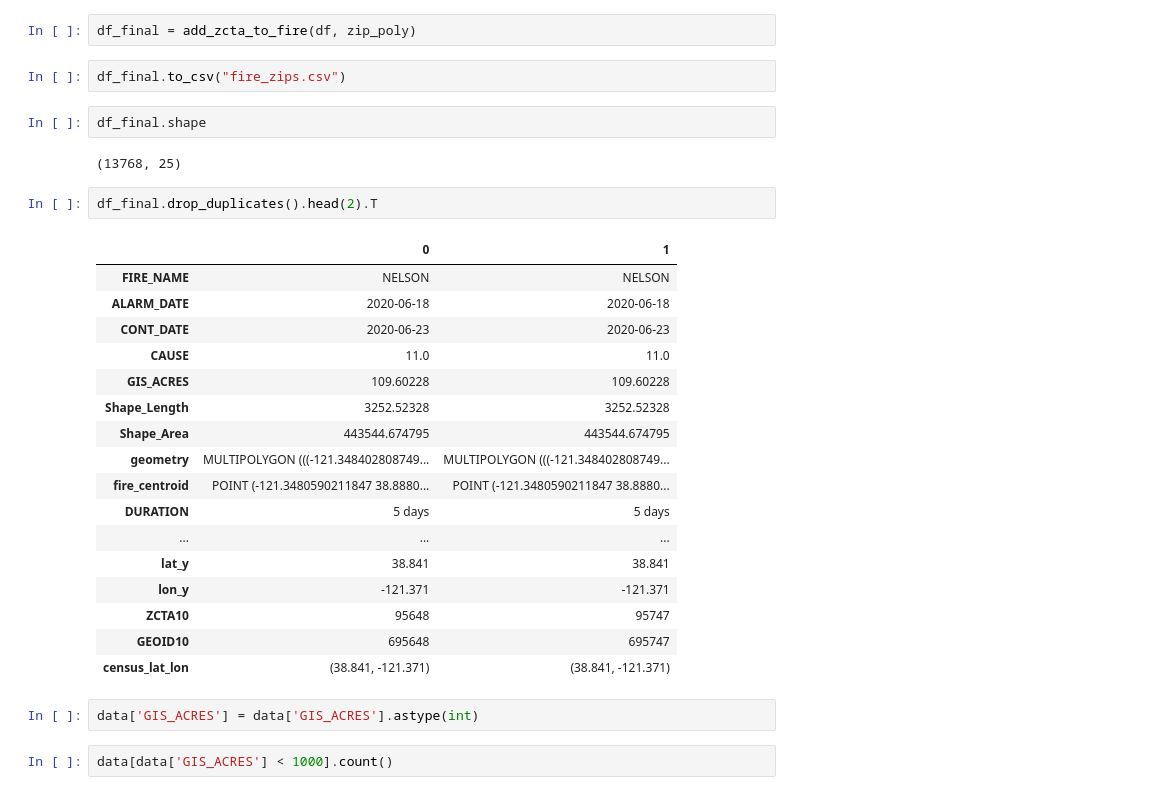
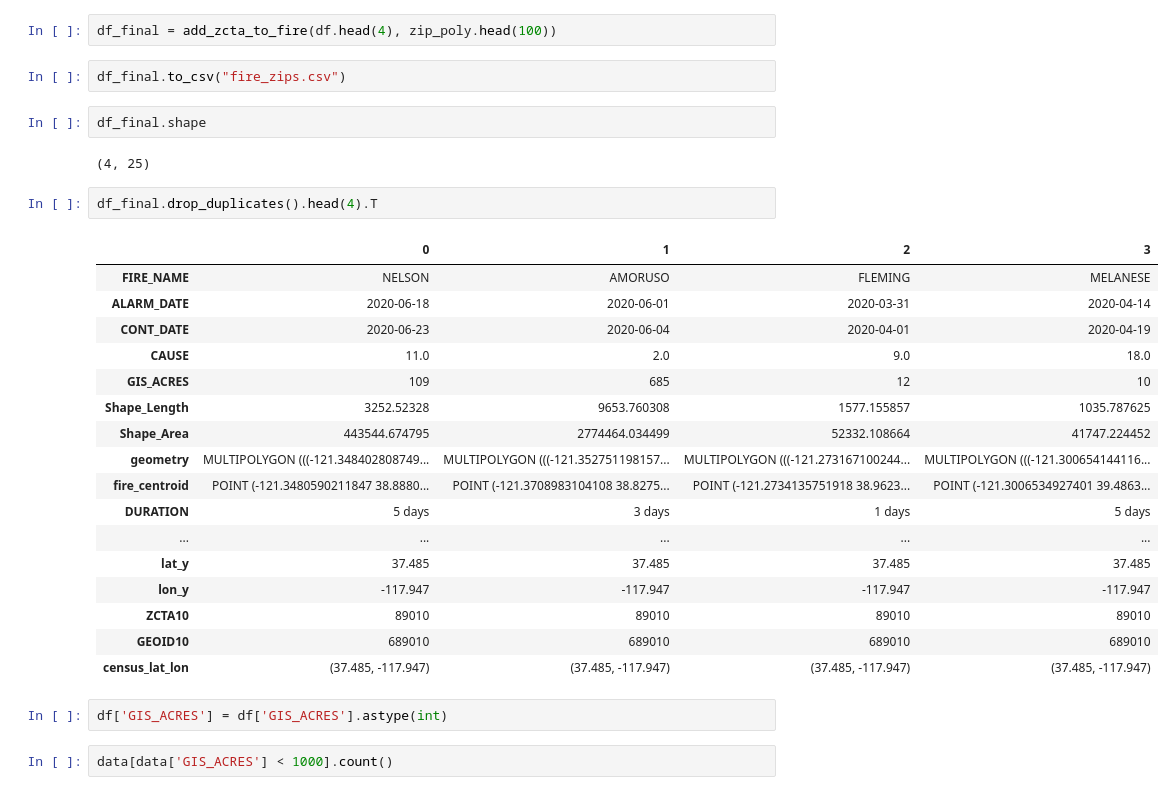
Before and after one commit to jmdatasci/fire_capstone, a Jupyter notebook: src/data/fire/fire_zcta_add.ipynb, the cells around one changed output. Saved outputs shown, nothing was run; the diff lists cells and outputs as text.

```diff
--- a/src/data/fire/fire_zcta_add.ipynb
+++ b/src/data/fire/fire_zcta_add.ipynb
@@ -246,33 +238,33 @@ def add_zcta_to_fire(df1, df2):
 # %%
-df_final = add_zcta_to_fire(df, zip_poly)
+df_final = add_zcta_to_fire(df.head(4), zip_poly.head(100))
 # %%
 df_final.to_csv("fire_zips.csv")
 # %%
 df_final.shape
 # %% [output]
-(13768, 25)
+(4, 25)
 # %%
-df_final.drop_duplicates().head(2).T
+df_final.drop_duplicates().head(4).T
 # %% [output]
-|  | 0 | 1 |
-| FIRE_NAME | NELSON | NELSON |
-| ALARM_DATE | 2020-06-18 | 2020-06-18 |
-| CONT_DATE | 2020-06-23 | 2020-06-23 |
-| CAUSE | 11.0 | 11.0 |
-| GIS_ACRES | 109.60228 | 109.60228 |
-| Shape_Length | 3252.52328 | 3252.52328 |
-| Shape_Area | 443544.674795 | 443544.674795 |
-| geometry | MULTIPOLYGON (((-121.348402808749... | MULTIPOLYGON (((-121.348402808749... |
-| fire_centroid | POINT (-121.3480590211847 38.8880... | POINT (-121.3480590211847 38.8880... |
-| DURATION | 5 days | 5 days |
-| ... | ... | ... |
-| lat_y | 38.841 | 38.841 |
-| lon_y | -121.371 | -121.371 |
-| ZCTA10 | 95648 | 95747 |
-| GEOID10 | 695648 | 695747 |
-| census_lat_lon | (38.841, -121.371) | (38.841, -121.371) |
+|  | 0 | 1 | 2 | 3 |
+| FIRE_NAME | NELSON | AMORUSO | FLEMING | MELANESE |
+| ALARM_DATE | 2020-06-18 | 2020-06-01 | 2020-03-31 | 2020-04-14 |
+| CONT_DATE | 2020-06-23 | 2020-06-04 | 2020-04-01 | 2020-04-19 |
+| CAUSE | 11.0 | 2.0 | 9.0 | 18.0 |
+| GIS_ACRES | 109 | 685 | 12 | 10 |
+| Shape_Length | 3252.52328 | 9653.760308 | 1577.155857 | 1035.787625 |
+| Shape_Area | 443544.674795 | 2774464.034499 | 52332.108664 | 41747.224452 |
+| geometry | MULTIPOLYGON (((-121.348402808749... | MULTIPOLYGON (((-121.352751198157... | MULTIPOLYGON (((-121.273167100244... | MULTIPOLYGON (((-121.300654144116... |
+| fire_centroid | POINT (-121.3480590211847 38.8880... | POINT (-121.3708983104108 38.8275... | POINT (-121.2734135751918 38.9623... | POINT (-121.3006534927401 39.4863... |
+| DURATION | 5 days | 3 days | 1 days | 5 days |
+| ... | ... | ... | ... | ... |
+| lat_y | 37.485 | 37.485 | 37.485 | 37.485 |
+| lon_y | -117.947 | -117.947 | -117.947 | -117.947 |
+| ZCTA10 | 89010 | 89010 | 89010 | 89010 |
+| GEOID10 | 689010 | 689010 | 689010 | 689010 |
+| census_lat_lon | (37.485, -117.947) | (37.485, -117.947) | (37.485, -117.947) | (37.485, -117.947) |
 # %%
-data['GIS_ACRES'] = data['GIS_ACRES'].astype(int)
+df['GIS_ACRES'] = df['GIS_ACRES'].astype(int)
 # %%
 data[data['GIS_ACRES'] < 1000].count()
 # %%
```
Also changed, not shown: parts of 4 cells of this notebook, 1 other file.
